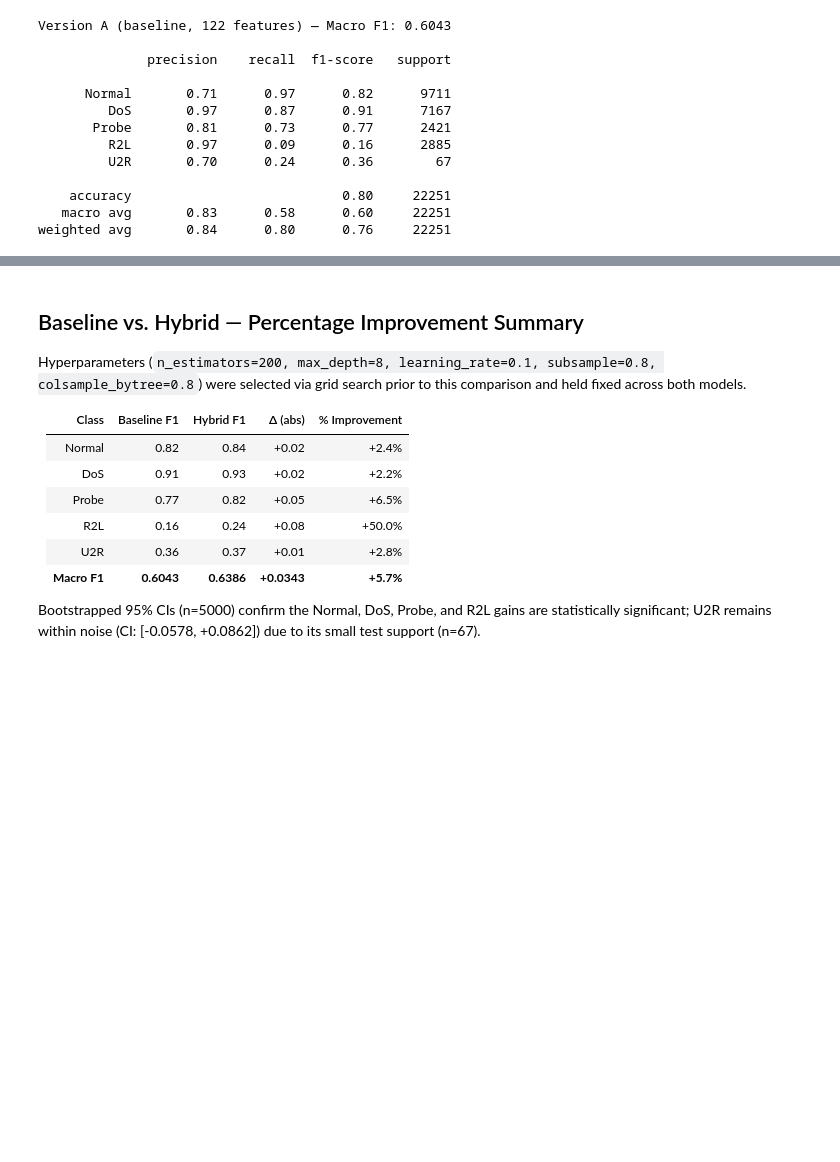
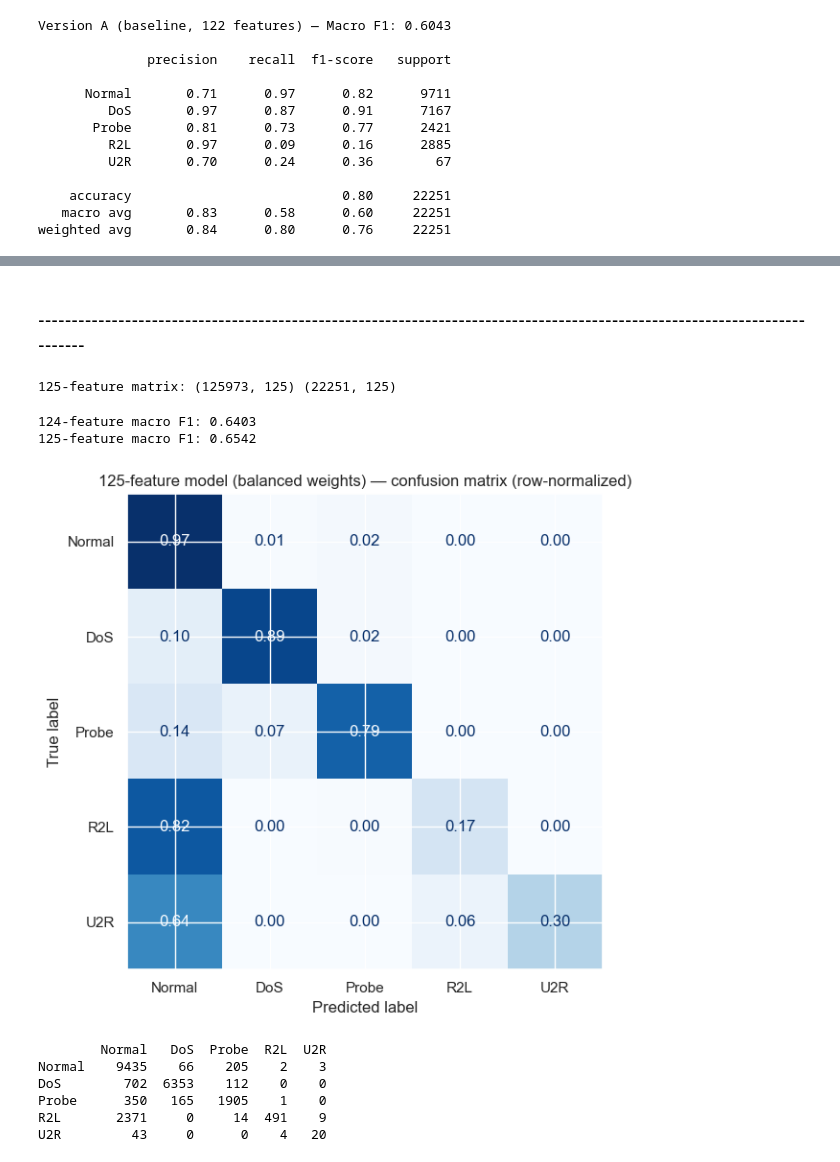
Before and after one commit to PrashantMeena001/Intrusion-Detection-System-, a Jupyter notebook: notebooks/xgboost.ipynb, the cells around one changed output, grey strips where cells are left out. Cells and saved outputs as stored; diff of their text form; code cells hidden in the pictures; blank space fills up the shorter version.

```diff
--- a/notebooks/xgboost.ipynb
+++ b/notebooks/xgboost.ipynb
@@ -307,15 +360,58 @@ Per-class F1 difference (hybrid - baseline), 95% CI:
-# %% [markdown]
-## Baseline vs. Hybrid — Percentage Improvement Summary
-
-Hyperparameters (`n_estimators=200, max_depth=8, learning_rate=0.1, subsample=0.8, colsample_bytree=0.8`) were selected via grid search prior to this comparison and held fixed across both models.
-
-| Class     | Baseline F1 | Hybrid F1 | Δ (abs) | % Improvement |
-|-----------|:-----------:|:---------:|:-------:|:--------------:|
-| Normal    | 0.82        | 0.84      | +0.02   | +2.4%          |
-| DoS       | 0.91        | 0.93      | +0.02   | +2.2%          |
-| Probe     | 0.77        | 0.82      | +0.05   | +6.5%          |
-| R2L       | 0.16        | 0.24      | +0.08   | +50.0%         |
-| U2R       | 0.36        | 0.37      | +0.01   | +2.8%          |
-| **Macro F1** | **0.6043**  | **0.6386** | **+0.0343** | **+5.7%**      |
-
-Bootstrapped 95% CIs (n=5000) confirm the Normal, DoS, Probe, and R2L gains are statistically significant; U2R remains within noise (CI: [-0.0578, +0.0862]) due to its small test support (n=67).
+# %% [markdown]
+### --------------------------------------------------------------------------------------------------------------------------
+# %%
+score_train = np.load("../data/preprocessed/behavioral_gaussian_score_train.npy")
+score_test  = np.load("../data/preprocessed/behavioral_gaussian_score_test.npy")
+# %%
+X_train_125 = np.hstack([X_train_hybrid, score_train.reshape(-1, 1)])
+X_test_125  = np.hstack([X_test_hybrid, score_test.reshape(-1, 1)])
+assert X_train_125.shape[1] == X_train_hybrid.shape[1] + 1
+print("125-feature matrix:", X_train_125.shape, X_test_125.shape)
+# %% [output]
+125-feature matrix: (125973, 125) (22251, 125)
+# %%
+# Cell — fresh sample_weight, freshly retrain BOTH models (124 baseline + 125), same fixed params
+from sklearn.utils.class_weight import compute_sample_weight
+import xgboost as xgb
+from sklearn.metrics import f1_score
+
+sample_weight = compute_sample_weight(class_weight="balanced", y=y_train)
+
+FIXED_PARAMS = dict(n_estimators=200, max_depth=6, learning_rate=0.1,   # match your shipped max_depth
+                     subsample=0.8, colsample_bytree=0.8, random_state=42,
+                     objective="multi:softprob", num_class=5, eval_metric="mlogloss", n_jobs=-1)
+
+model_124 = xgb.XGBClassifier(**FIXED_PARAMS)
+model_124.fit(X_train_hybrid, y_train, sample_weight=sample_weight)
+pred_124 = model_124.predict(X_test_hybrid)
+
+model_125 = xgb.XGBClassifier(**FIXED_PARAMS)
+model_125.fit(X_train_125, y_train, sample_weight=sample_weight)
+pred_125 = model_125.predict(X_test_125)
+
+print(f"124-feature macro F1: {f1_score(y_test, pred_124, average='macro'):.4f}")
+print(f"125-feature macro F1: {f1_score(y_test, pred_125, average='macro'):.4f}")
+# %% [output]
+124-feature macro F1: 0.6403
+125-feature macro F1: 0.6542
+# %%
+class_names = list(label_map.values()) if isinstance(next(iter(label_map)), int) else list(label_map.keys())
+
+cm_norm_125 = confusion_matrix(y_test, pred_125, normalize='true')
+fig, ax = plt.subplots(figsize=(7, 6))
+disp = ConfusionMatrixDisplay(confusion_matrix=cm_norm_125, display_labels=class_names)
+disp.plot(ax=ax, cmap='Blues', values_format='.2f', colorbar=False)
+plt.title("125-feature model (balanced weights) — confusion matrix (row-normalized)")
+plt.tight_layout()
+plt.show()
+
+cm_raw_125 = confusion_matrix(y_test, pred_125)
+print(pd.DataFrame(cm_raw_125, index=class_names, columns=class_names))
+# %% [output]
+[figure, added]
+        Normal   DoS  Probe  R2L  U2R
+Normal    9435    66    205    2    3
+DoS        702  6353    112    0    0
+Probe      350   165   1905    1    0
+R2L       2371     0     14  491    9
+U2R         43     0      0    4   20
```
Also changed, not shown: parts of 14 cells of this notebook, 3 other files.
